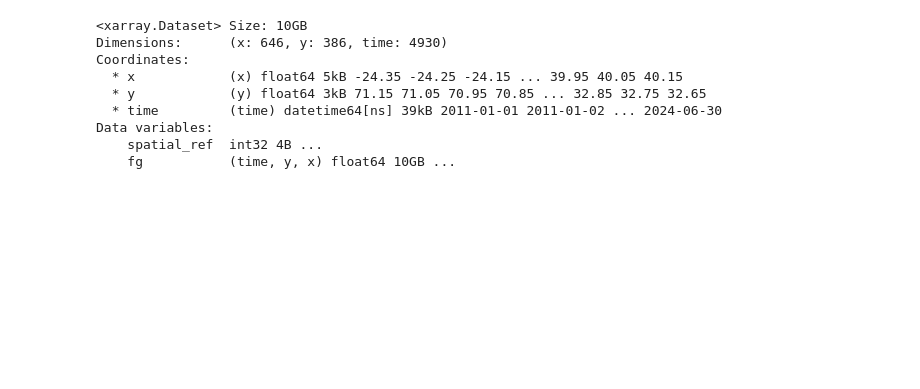
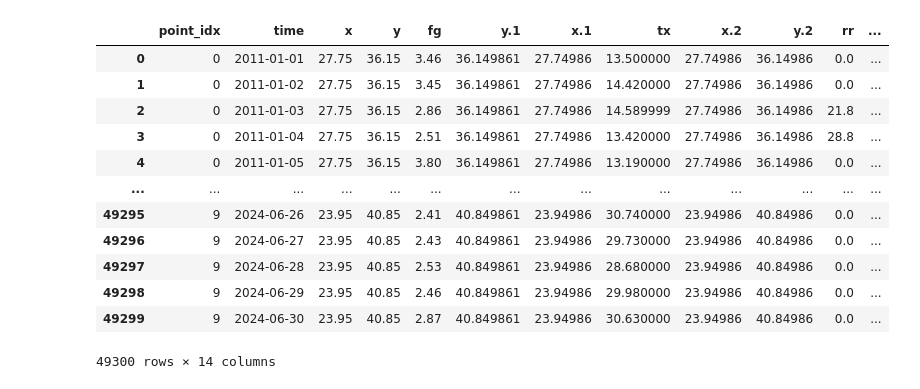
Before and after one commit to cshatto/effis-era5-europe, a Jupyter notebook: notebooks/extract-points.ipynb, the cells around one changed output. Cells and saved outputs as stored; diff of their text form; code cells hidden in the pictures; blank space fills up the shorter version.

```diff
--- a/notebooks/extract-points.ipynb
+++ b/notebooks/extract-points.ipynb
@@ -5,6 +5,24 @@ import xarray as xr
 import netCDF4 as nc
 import pandas as pd
 os.chdir("C:/Users/cshat/eo/EFFIS-ERA5-EUROPE")
+# %%
+test1 = pd.read_csv('data/processed/effis/extracted_climate_data.csv')
+# %%
+test1
+# %% [output]
+|  | point_idx | time | x | y | fg | y.1 | x.1 | tx | x.2 | y.2 | rr | ... |
+| 0 | 0 | 2011-01-01 | 27.75 | 36.15 | 3.46 | 36.149861 | 27.74986 | 13.500000 | 27.74986 | 36.14986 | 0.0 | ... |
+| 1 | 0 | 2011-01-02 | 27.75 | 36.15 | 3.45 | 36.149861 | 27.74986 | 14.420000 | 27.74986 | 36.14986 | 0.0 | ... |
+| 2 | 0 | 2011-01-03 | 27.75 | 36.15 | 2.86 | 36.149861 | 27.74986 | 14.589999 | 27.74986 | 36.14986 | 21.8 | ... |
+| 3 | 0 | 2011-01-04 | 27.75 | 36.15 | 2.51 | 36.149861 | 27.74986 | 13.420000 | 27.74986 | 36.14986 | 28.8 | ... |
+| 4 | 0 | 2011-01-05 | 27.75 | 36.15 | 3.80 | 36.149861 | 27.74986 | 13.190000 | 27.74986 | 36.14986 | 0.0 | ... |
+| ... | ... | ... | ... | ... | ... | ... | ... | ... | ... | ... | ... | ... |
+| 49295 | 9 | 2024-06-26 | 23.95 | 40.85 | 2.41 | 40.849861 | 23.94986 | 30.740000 | 23.94986 | 40.84986 | 0.0 | ... |
+| 49296 | 9 | 2024-06-27 | 23.95 | 40.85 | 2.43 | 40.849861 | 23.94986 | 29.730000 | 23.94986 | 40.84986 | 0.0 | ... |
+| 49297 | 9 | 2024-06-28 | 23.95 | 40.85 | 2.53 | 40.849861 | 23.94986 | 28.680000 | 23.94986 | 40.84986 | 0.0 | ... |
+| 49298 | 9 | 2024-06-29 | 23.95 | 40.85 | 2.46 | 40.849861 | 23.94986 | 29.980000 | 23.94986 | 40.84986 | 0.0 | ... |
+| 49299 | 9 | 2024-06-30 | 23.95 | 40.85 | 2.87 | 40.849861 | 23.94986 | 30.630000 | 23.94986 | 40.84986 | 0.0 | ... |
+49300 rows × 14 columns
 # %%
 fg_0 = "data/era5/processed/E-OBS/fg_0.nc"
 hu_0 = "data/era5/processed/E-OBS/hu_0.nc"
@@ -30,15 +48,3 @@ tx_0 = tx_0.sel(time=slice('2000-01-01', None))
 tx_1 = tx_1.sel(time=slice('2000-01-01', None))
 tx_0 = tx_0.rename({'longitude': 'x', 'latitude': 'y'})
 tx_1 = tx_1.rename({'longitude': 'x', 'latitude': 'y'})
-# %%
-fg_1
-# %% [output]
-<xarray.Dataset> Size: 10GB
-Dimensions:      (x: 646, y: 386, time: 4930)
-Coordinates:
-  * x            (x) float64 5kB -24.35 -24.25 -24.15 ... 39.95 40.05 40.15
-  * y            (y) float64 3kB 71.15 71.05 70.95 70.85 ... 32.85 32.75 32.65
-  * time         (time) datetime64[ns] 39kB 2011-01-01 2011-01-02 ... 2024-06-30
-Data variables:
-    spatial_ref  int32 4B ...
-    fg           (time, y, x) float64 10GB ...
```
Also changed, not shown: parts of 6 cells of this notebook.
